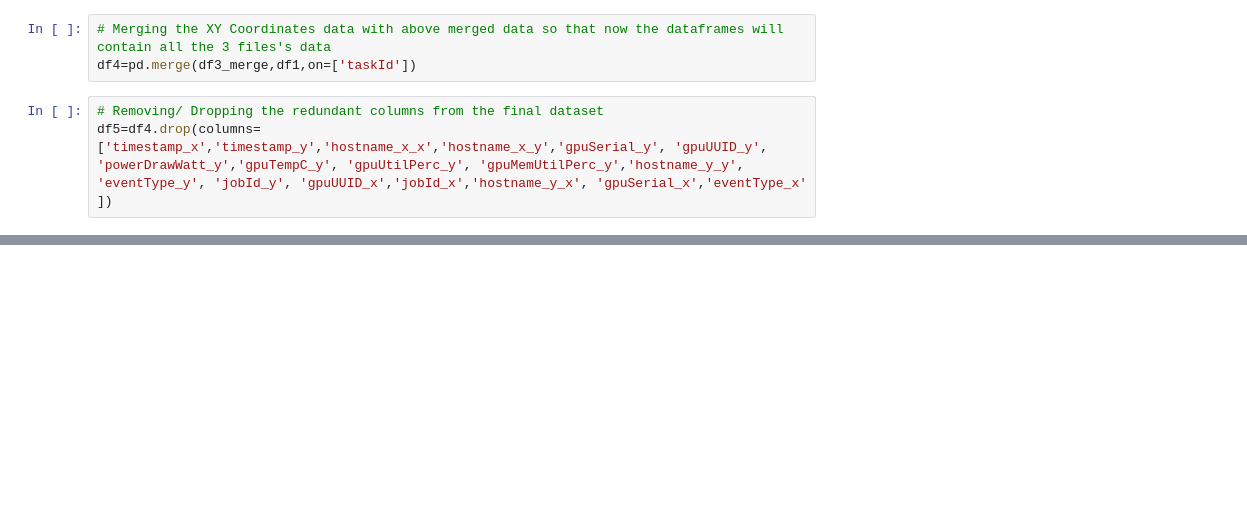
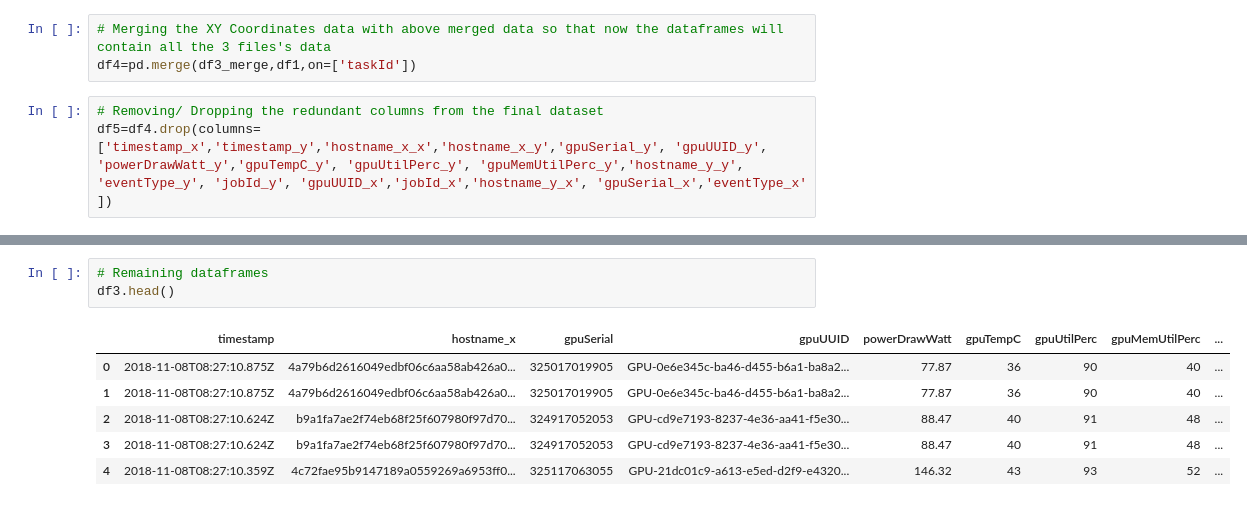
Before and after one commit to Himika-Mishra/Cloud-Computing, a Jupyter notebook: Terapixel_Rendering_EDA.ipynb, the cells around one changed output, grey strips where cells are left out. Drawn from its saved outputs; the diff is of its cells as text; blank space fills up the shorter version.

```diff
--- a/Terapixel_Rendering_EDA.ipynb
+++ b/Terapixel_Rendering_EDA.ipynb
@@ -132,0 +217,10 @@ df5=df4.drop(columns=['timestamp_x','timestamp_y','hostname_x_x','hostname_x_y',
+# %%
+# Remaining dataframes
+df3.head()
+# %% [output]
+|  | timestamp | hostname_x | gpuSerial | gpuUUID | powerDrawWatt | gpuTempC | gpuUtilPerc | gpuMemUtilPerc | ... |
+| 0 | 2018-11-08T08:27:10.875Z | 4a79b6d2616049edbf06c6aa58ab426a0... | 325017019905 | GPU-0e6e345c-ba46-d455-b6a1-ba8a2... | 77.87 | 36 | 90 | 40 | ... |
+| 1 | 2018-11-08T08:27:10.875Z | 4a79b6d2616049edbf06c6aa58ab426a0... | 325017019905 | GPU-0e6e345c-ba46-d455-b6a1-ba8a2... | 77.87 | 36 | 90 | 40 | ... |
+| 2 | 2018-11-08T08:27:10.624Z | b9a1fa7ae2f74eb68f25f607980f97d70... | 324917052053 | GPU-cd9e7193-8237-4e36-aa41-f5e30... | 88.47 | 40 | 91 | 48 | ... |
+| 3 | 2018-11-08T08:27:10.624Z | b9a1fa7ae2f74eb68f25f607980f97d70... | 324917052053 | GPU-cd9e7193-8237-4e36-aa41-f5e30... | 88.47 | 40 | 91 | 48 | ... |
+| 4 | 2018-11-08T08:27:10.359Z | 4c72fae95b9147189a0559269a6953ff0... | 325117063055 | GPU-21dc01c9-a613-e5ed-d2f9-e4320... | 146.32 | 43 | 93 | 52 | ... |
```
Also changed, not shown: parts of 15 cells of this notebook.
